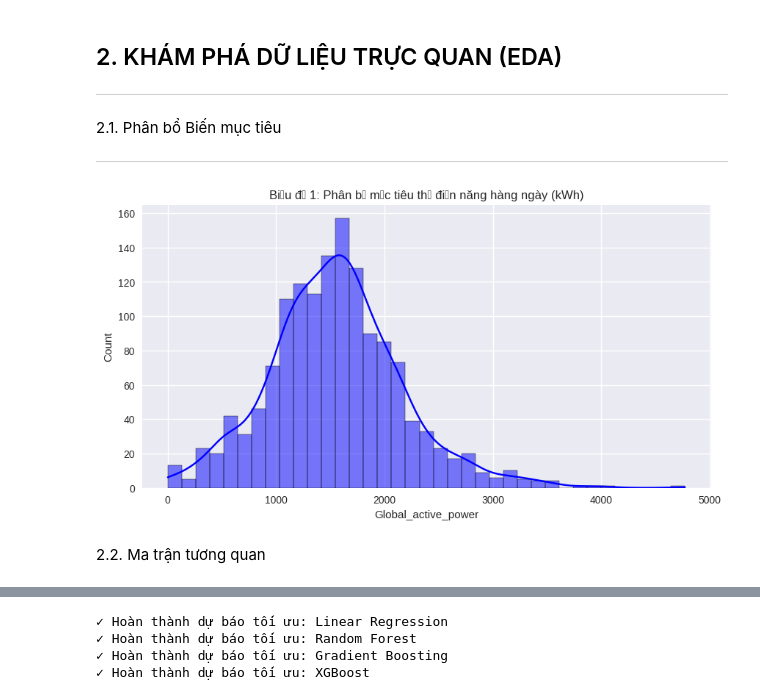
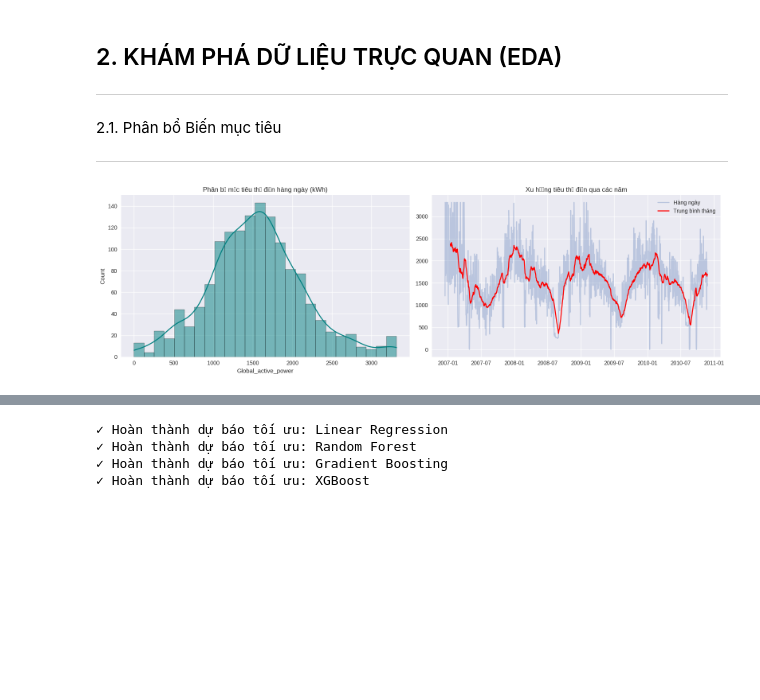
Before and after one commit to quanggdo/Electric-Power-Consumption-Forecasting, a Jupyter notebook: main.ipynb, the cells around one changed output, grey strips where cells are left out. Cells and saved outputs as stored; diff of their text form; code cells hidden in the pictures; blank space fills up the shorter version.

Commit message:
Xử lý lại dữ liệu

```diff
--- a/main.ipynb
+++ b/main.ipynb
@@ -60,14 +60,25 @@ Requirement already satisfied: six>=1.5 in /usr/local/lib/python3.12/dist-packag
 
 ---
 # %%
+# 1.1 Tải dữ liệu
 path = kagglehub.dataset_download("uciml/electric-power-consumption-data-set")
 df = pd.read_csv(f"{path}/household_power_consumption.txt", sep=';',
                  parse_dates={'datetime': ['Date', 'Time']},
                  infer_datetime_format=True,
                  low_memory=False, na_values=['?'])
+df.set_index('datetime', inplace=True)
 
-df.set_index('datetime', inplace=True)
+# 1.2 Gom nhóm theo ngày (Resampling)
 df_daily = df['Global_active_power'].resample('D').sum().to_frame()
+
+# 1.3 Xử lý dữ liệu thiếu (Interpolation)
 df_daily['Global_active_power'] = df_daily['Global_active_power'].interpolate(method='time')
+
+# 1.4 Xử lý giá trị ngoại lai (Outlier Handling) - GIÚP GIẢM SAI SỐ
+# Giới hạn giá trị ở mức phân vị 99% để loại bỏ các đỉnh nhiễu bất thường
+upper_limit = df_daily['Global_active_power'].quantile(0.99)
+df_daily['Global_active_power'] = df_daily['Global_active_power'].clip(upper=upper_limit)
+
+print(f"✓ Hoàn thành tiền xử lý. Số dòng: {len(df_daily)}")
 # %% [output]
 Using Colab cache for faster access to the 'electric-power-consumption-data-set' dataset.
@@ -110,11 +94,19 @@ def create_advanced_features(df):
 
 ---
 # %%
-plt.figure(figsize=(10, 5))
-sns.histplot(data['Global_active_power'], kde=True, color='blue')
-plt.title('Biểu đồ 1: Phân bổ mức tiêu thụ điện năng hàng ngày (kWh)')
+fig, axes = plt.subplots(1, 2, figsize=(16, 5))
+
+# Biểu đồ 1: Phân bổ tiêu thụ điện
+sns.histplot(df_daily['Global_active_power'], kde=True, ax=axes[0], color='teal')
+axes[0].set_title('Phân bổ mức tiêu thụ điện hàng ngày (kWh)')
+
+# Biểu đồ 2: Xu hướng dài hạn (Rolling Mean)
+axes[1].plot(df_daily['Global_active_power'], alpha=0.3, label='Hàng ngày')
+axes[1].plot(df_daily['Global_active_power'].rolling(30).mean(), color='red', label='Trung bình tháng')
+axes[1].set_title('Xu hướng tiêu thụ điện qua các năm')
+axes[1].legend()
+
+plt.tight_layout()
 plt.show()
 # %% [output]
-[figure, old version]
+[figure, new version]
-# %% [markdown]
-2.2. Ma trận tương quan
```
Also changed, not shown: parts of 13 cells of this notebook.
